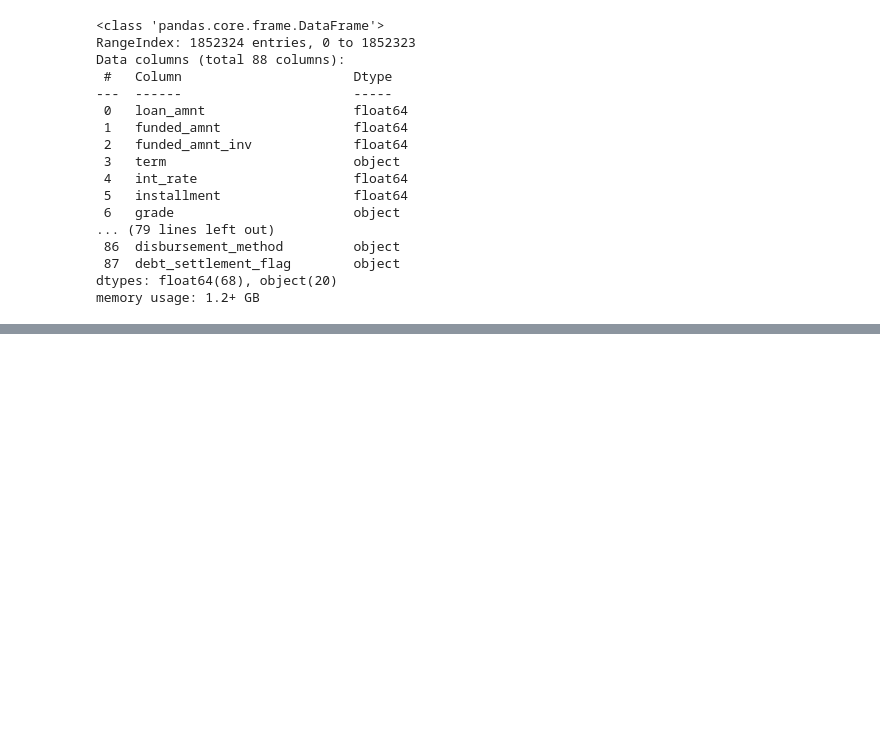
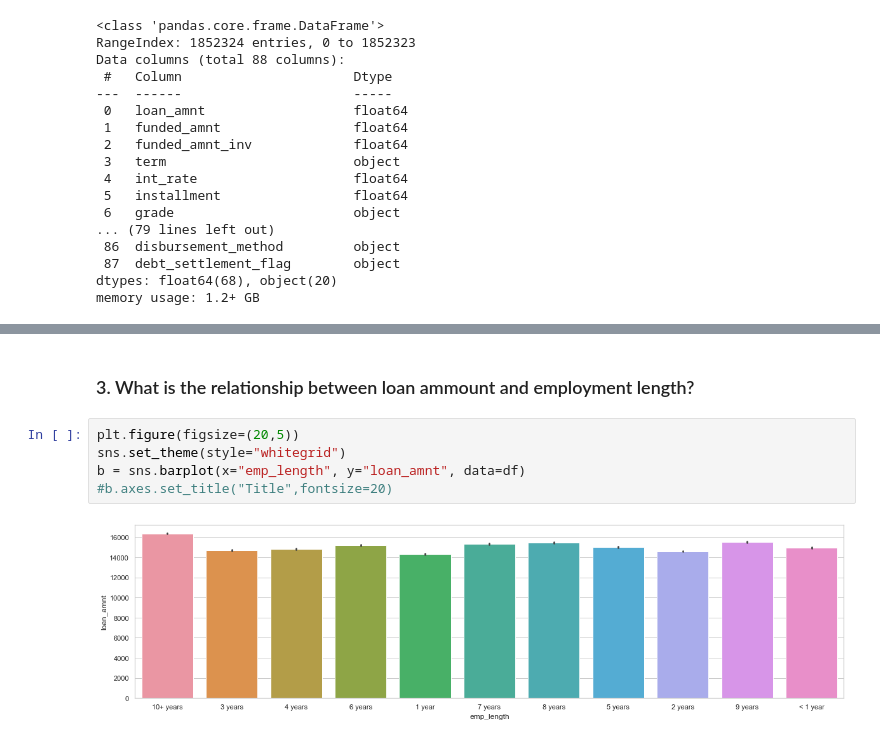
Before and after one commit to zonghaozhou/LendingClub-1, a Jupyter notebook: EDA.ipynb, the cells around one changed output, grey strips where cells are left out. Cells and saved outputs as stored; diff of their text form; blank space fills up the shorter version.

```diff
--- a/EDA.ipynb
+++ b/EDA.ipynb
@@ -38,0 +104,9 @@ sns.pairplot(df.iloc[:10000,:20])
+# %% [markdown]
+### 3. What is the relationship between loan ammount and employment length?
+# %%
+plt.figure(figsize=(20,5))
+sns.set_theme(style="whitegrid")
+b = sns.barplot(x="emp_length", y="loan_amnt", data=df)
+#b.axes.set_title("Title",fontsize=20)
+# %% [output]
+[figure, added]
```
Also changed, not shown: parts of 32 cells of this notebook.
